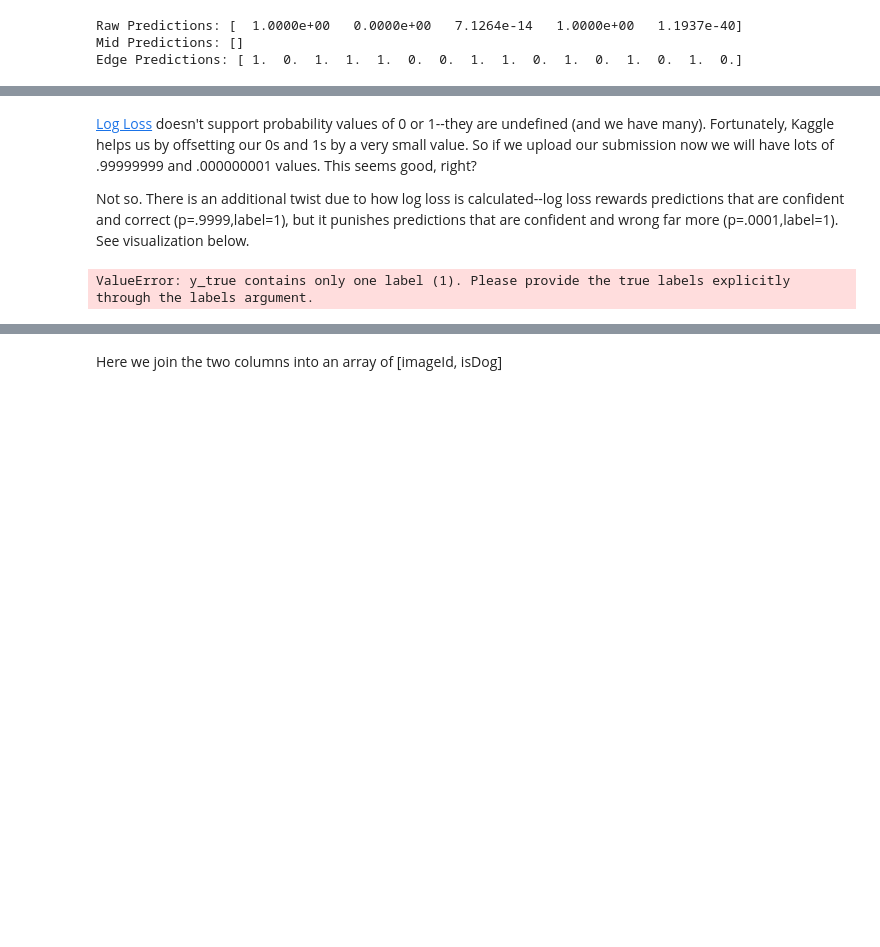
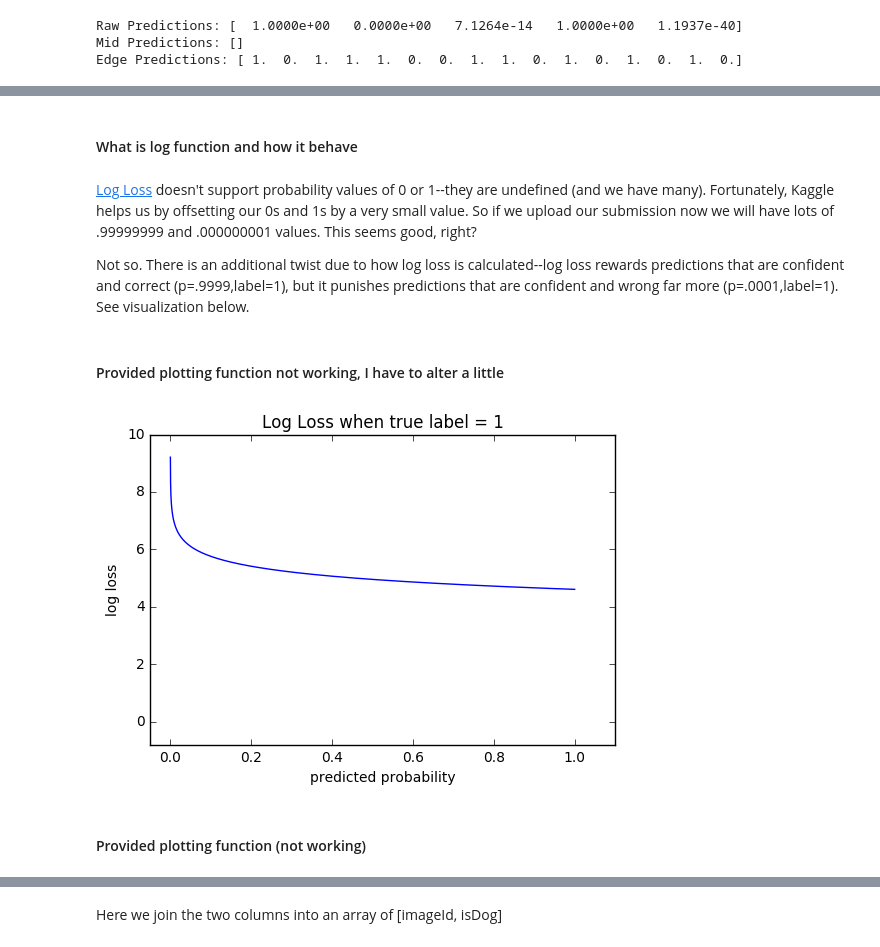
Before and after one commit to EmbraceLife/dl_fast, a Jupyter notebook: lesson1/redux.ipynb, the cells around one changed output, grey strips where cells are left out. Cells and saved outputs as stored; diff of their text form; code cells hidden in the pictures; blank space fills up the shorter version.

```diff
--- a/lesson1/redux.ipynb
+++ b/lesson1/redux.ipynb
@@ -447,4 +577,8 @@ Edge Predictions: [ 1.  0.  1.  1.  1.  0.  0.  1.  1.  0.  1.  0.  1.  0.  1.
+# %% [markdown]
+#### What is log function and how it behave
 # %% [markdown]
 [Log Loss](http://wiki.fast.ai/index.php/Log_Loss) doesn't support probability values of 0 or 1--they are undefined (and we have many). Fortunately, Kaggle helps us by offsetting our 0s and 1s by a very small value. So if we upload our submission now we will have lots of .99999999 and .000000001 values. This seems good, right?
 
 Not so. There is an additional twist due to how log loss is calculated--log loss rewards predictions that are confident and correct (p=.9999,label=1), but it punishes predictions that are confident and wrong far more (p=.0001,label=1). See visualization below.
+# %% [markdown]
+#### Provided plotting function not working, I have to alter a little
@@ -451,21 +590,23 @@ Not so. There is an additional twist due to how log loss is calculated--log loss
 # %%
 #Visualize Log Loss when True value = 1
 #y-axis is log loss, x-axis is probabilty that label = 1
 #As you can see Log Loss increases rapidly as we approach 0
 #But increases slowly as our predicted probability gets closer to 1
 import matplotlib.pyplot as plt
 import numpy as np
 from sklearn.metrics import log_loss
 
 x = [i*.0001 for i in range(1,10000)] # 10000
-y = [log_loss([1],[[i*.0001,1-(i*.0001)]],eps=1e-15) for i in range(1,10000,1)]
+y = [log_loss([0,1 if i > 0 else 0],[[0.0001, 0.9999],[1-(i*.0001), i*.0001]],eps=1e-15) for i in range(1,10000,1)]
 
 plt.plot(x, y)
 plt.axis([-.05, 1.1, -.8, 10])
 plt.title("Log Loss when true label = 1")
 plt.xlabel("predicted probability")
 plt.ylabel("log loss")
 
 plt.show()
 # %% [output]
-ValueError: y_true contains only one label (1). Please provide the true labels explicitly through the labels argument.
+[figure, added]
+# %% [markdown]
+#### Provided plotting function (not working)
```
Also changed, not shown: parts of 87 cells of this notebook, 6 other files.
